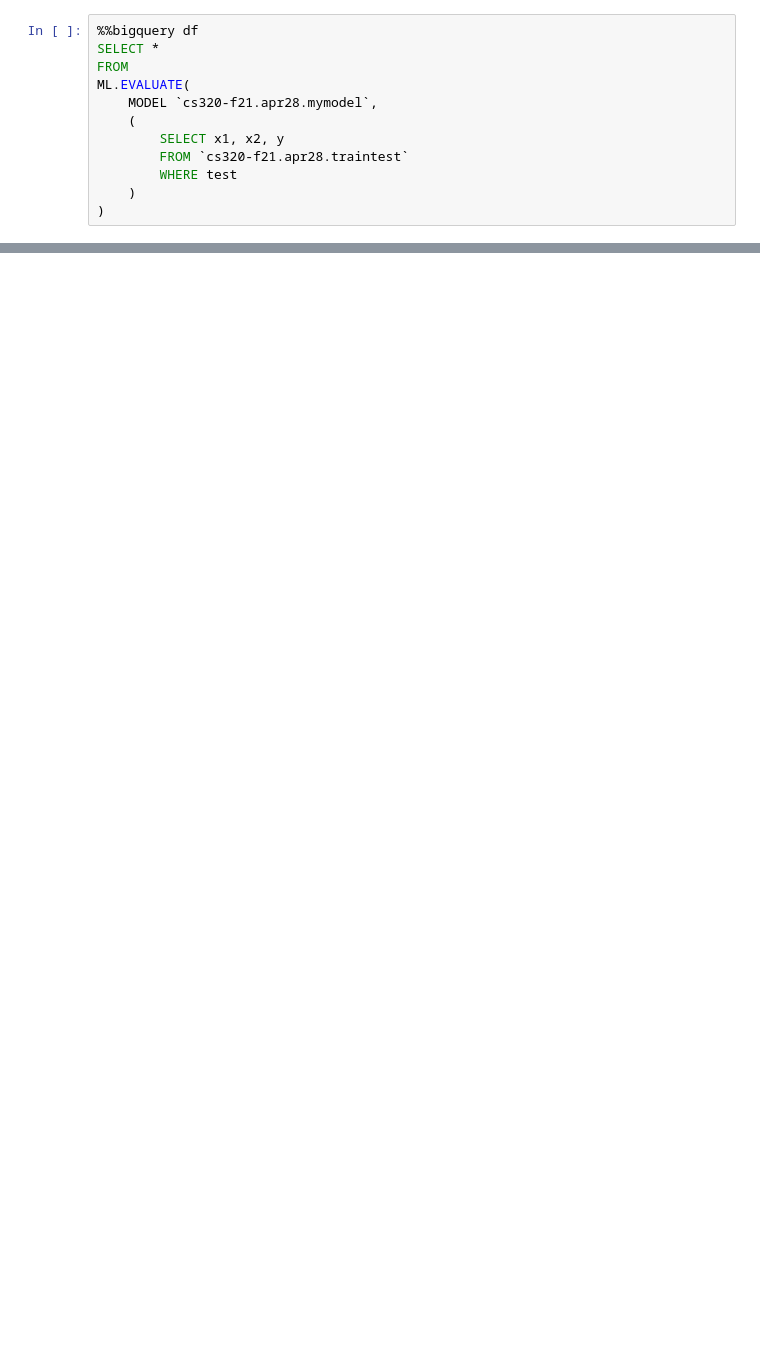
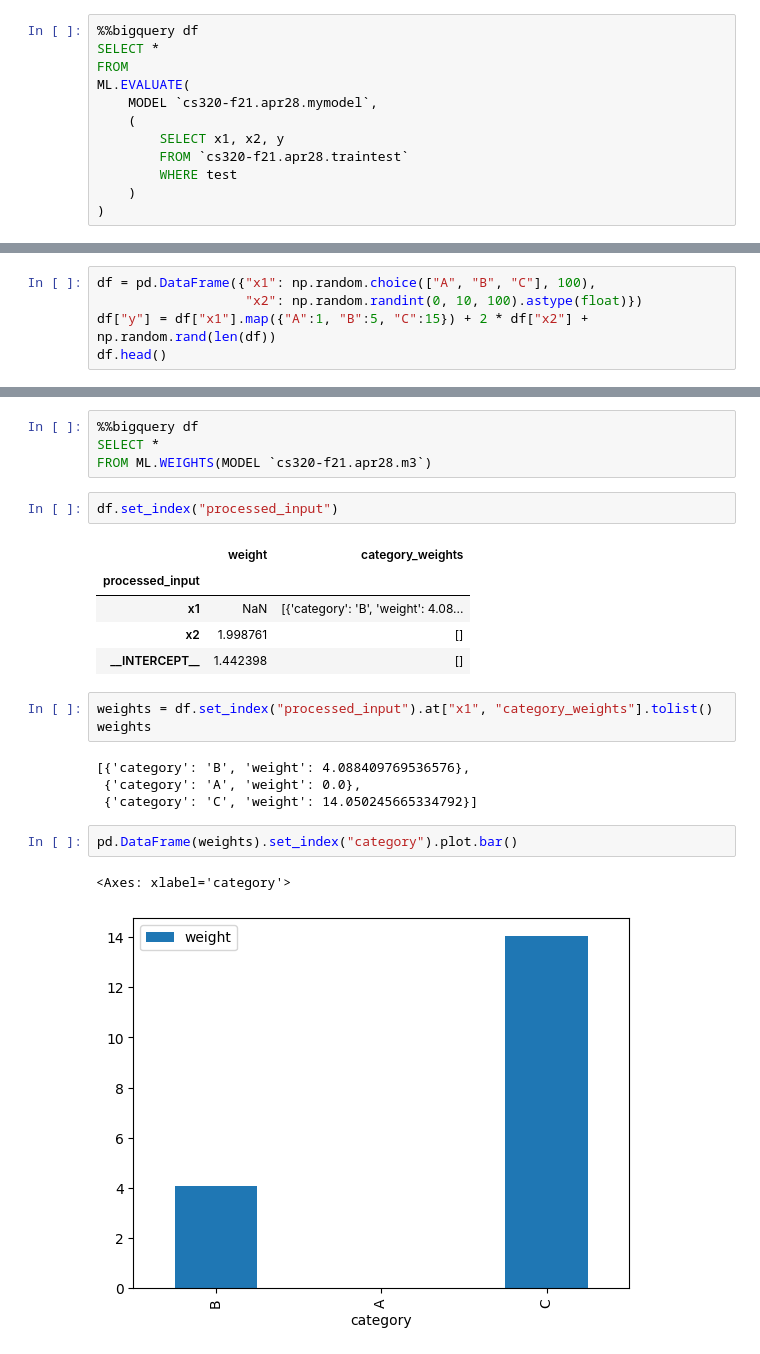
Before and after one commit to cs544-wisc/s23, a Jupyter notebook: lec/39-bq3/demo.ipynb, the cells around one changed output, grey strips where cells are left out. Drawn from its saved outputs; the diff is of its cells as text; blank space fills up the shorter version.

```diff
--- a/lec/39-bq3/demo.ipynb
+++ b/lec/39-bq3/demo.ipynb
@@ -358,0 +467,5 @@ df.iloc[0].at["r2_score"]
+# %%
+df = pd.DataFrame({"x1": np.random.choice(["A", "B", "C"], 100),
+                   "x2": np.random.randint(0, 10, 100).astype(float)})
+df["y"] = df["x1"].map({"A":1, "B":5, "C":15}) + 2 * df["x2"] + np.random.rand(len(df))
+df.head()
@@ -358,0 +492,24 @@ df.iloc[0].at["r2_score"]
+# %%
+%%bigquery df
+SELECT *
+FROM ML.WEIGHTS(MODEL `cs320-f21.apr28.m3`)
+# %%
+df.set_index("processed_input")
+# %% [output]
+|  | weight | category_weights |
+| processed_input |  |  |
+| x1 | NaN | [{'category': 'B', 'weight': 4.08... |
+| x2 | 1.998761 | [] |
+| __INTERCEPT__ | 1.442398 | [] |
+# %%
+weights = df.set_index("processed_input").at["x1", "category_weights"].tolist()
+weights
+# %% [output]
+[{'category': 'B', 'weight': 4.088409769536576},
+ {'category': 'A', 'weight': 0.0},
+ {'category': 'C', 'weight': 14.050245665334792}]
+# %%
+pd.DataFrame(weights).set_index("category").plot.bar()
+# %% [output]
+<Axes: xlabel='category'>
+[figure, added]
```
Also changed, not shown: parts of 40 cells of this notebook.
